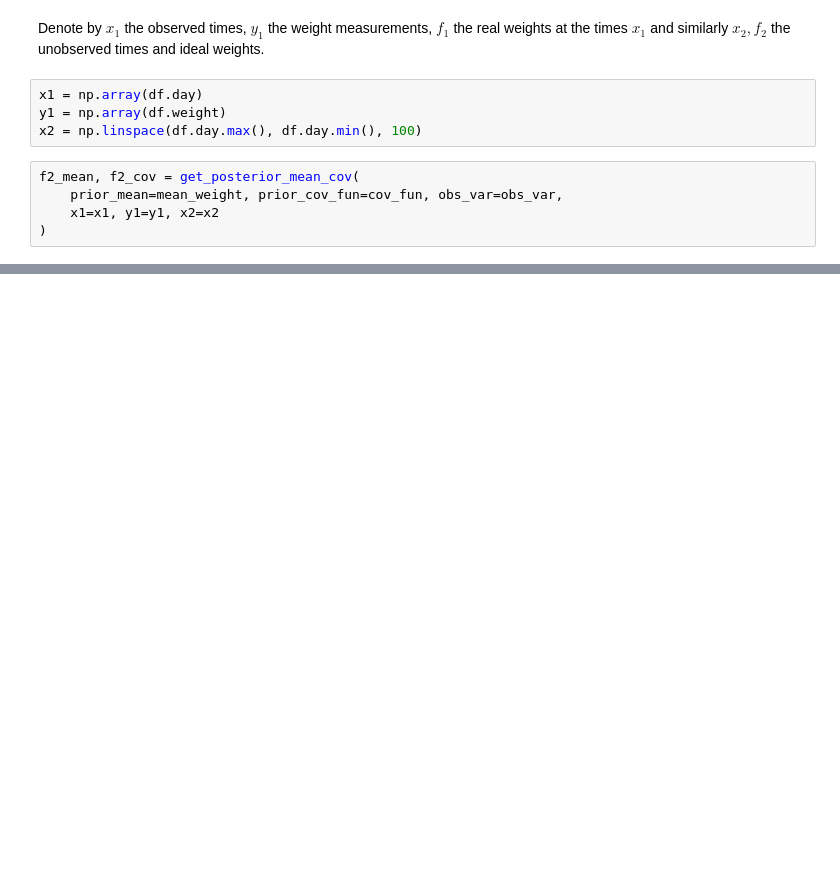
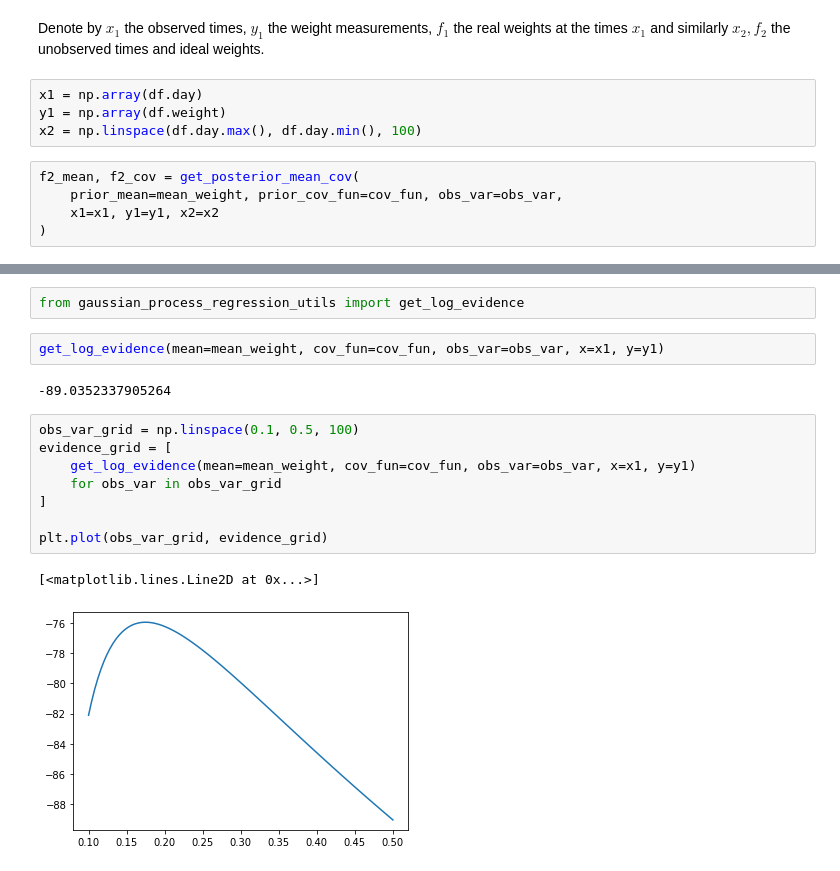
Before and after one commit to PistaSaki/python_bordel_01, a Jupyter notebook: book_reading/gaussian_processes_for_machine_learning/gaussian_process_regression.ipynb, the cells around one changed output, grey strips where cells are left out. Drawn from its saved outputs; the diff is of its cells as text; blank space fills up the shorter version.

```diff
--- a/book_reading/gaussian_processes_for_machine_learning/gaussian_process_regression.ipynb
+++ b/book_reading/gaussian_processes_for_machine_learning/gaussian_process_regression.ipynb
@@ -106,0 +110,17 @@ plt.errorbar(x=x2, y=f2_mean, yerr=2*np.sqrt(f2_cov.diagonal()))
+# %%
+from gaussian_process_regression_utils import get_log_evidence
+# %%
+get_log_evidence(mean=mean_weight, cov_fun=cov_fun, obs_var=obs_var, x=x1, y=y1)
+# %% [output]
+-89.0352337905264
+# %%
+obs_var_grid = np.linspace(0.1, 0.5, 100)
+evidence_grid = [
+    get_log_evidence(mean=mean_weight, cov_fun=cov_fun, obs_var=obs_var, x=x1, y=y1)
+    for obs_var in obs_var_grid
+]
+
+plt.plot(obs_var_grid, evidence_grid)
+# %% [output]
+[<matplotlib.lines.Line2D at 0x...>]
+[figure, added]
```
Also changed, not shown: parts of 9 cells of this notebook, 5 other files.
